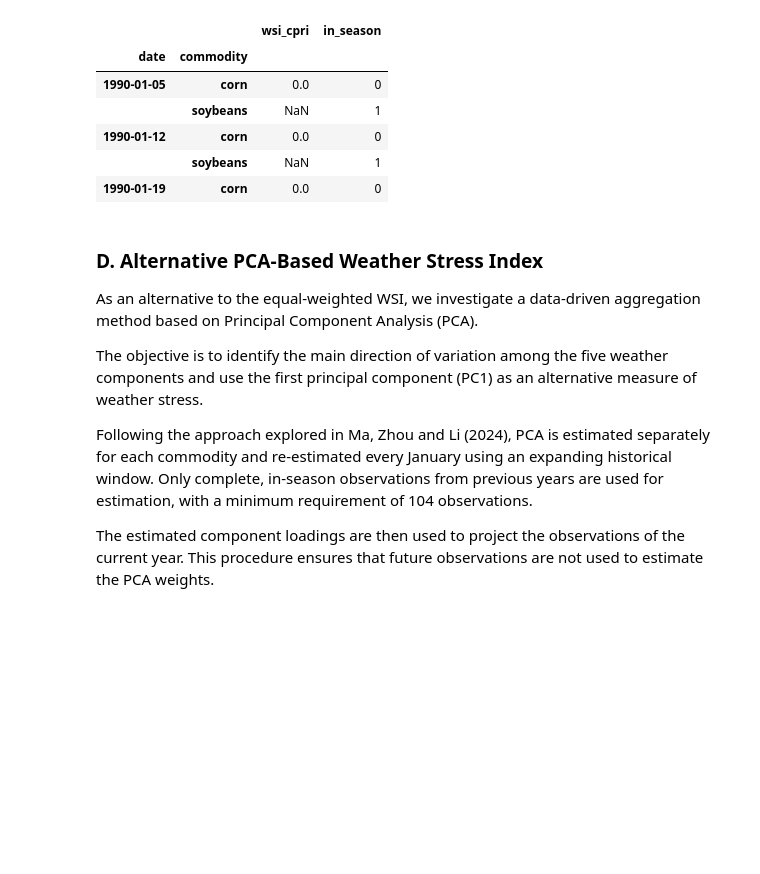
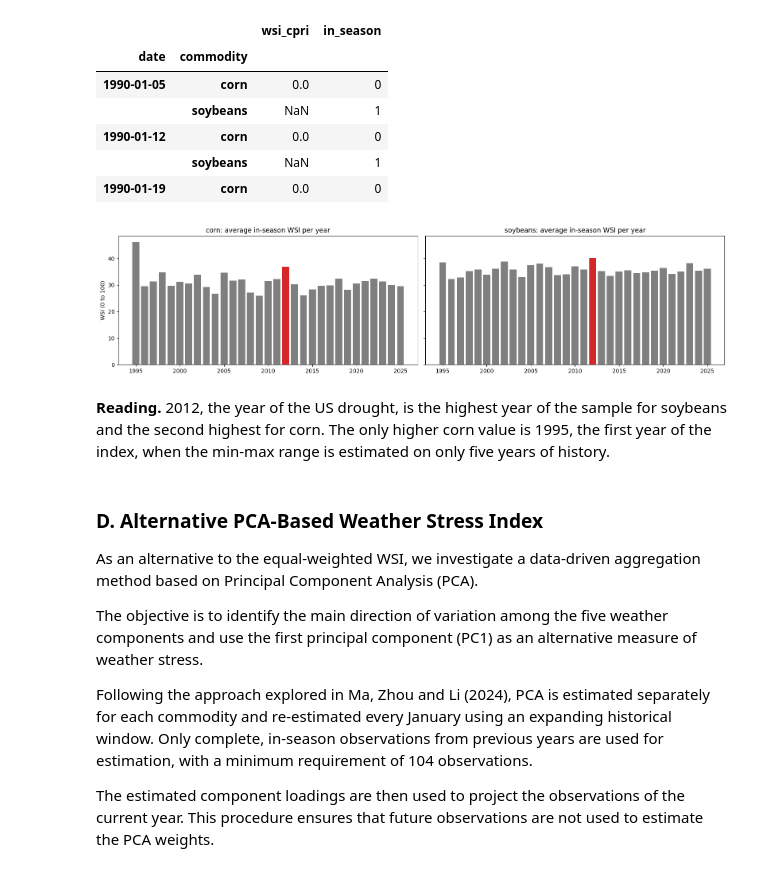
Before and after one commit to Arthurnoo/weather-alpha-for-commodities, a Jupyter notebook: final_notebook.ipynb, the cells around one changed output. Saved outputs shown, nothing was run; the diff lists cells and outputs as text; code cells hidden in the pictures; blank space fills up the shorter version.

```diff
--- a/final_notebook.ipynb
+++ b/final_notebook.ipynb
@@ -1848,6 +1145,25 @@ WSI dataset: (3756, 2)
 | 1990-01-12 | corn | 0.0 | 0 |
 |  | soybeans | NaN | 1 |
 | 1990-01-19 | corn | 0.0 | 0 |
+# %%
+# Average in-season WSI per year: known weather shocks should stand out (2012 US drought in red)
+w = wsi_weekly.reset_index()
+w = w.loc[w["in_season"] == 1]
+annual_wsi = w.groupby([w["date"].dt.year, "commodity"])["wsi_cpri"].mean().unstack()
+
+fig, axes = plt.subplots(1, 2, figsize=(16, 4), sharey=True)
+for ax, commodity in zip(axes, COMMODITIES):
+    s = annual_wsi[commodity].dropna()
+    ax.bar(s.index, s.values, color=["tab:red" if y == 2012 else "tab:gray" for y in s.index])
+    ax.set_title(f"{commodity}: average in-season WSI per year")
+    ax.set_xlabel("")
+axes[0].set_ylabel("WSI (0 to 100)")
+fig.tight_layout()
+plt.show()
+# %% [output]
+[figure, added]
+# %% [markdown]
+**Reading.** 2012, the year of the US drought, is the highest year of the sample for soybeans and the second highest for corn. The only higher corn value is 1995, the first year of the index, when the min-max range is estimated on only five years of history.
 # %% [markdown]
 ### D. Alternative PCA-Based Weather Stress Index
 
```
Also changed, not shown: parts of 22 cells of this notebook.
